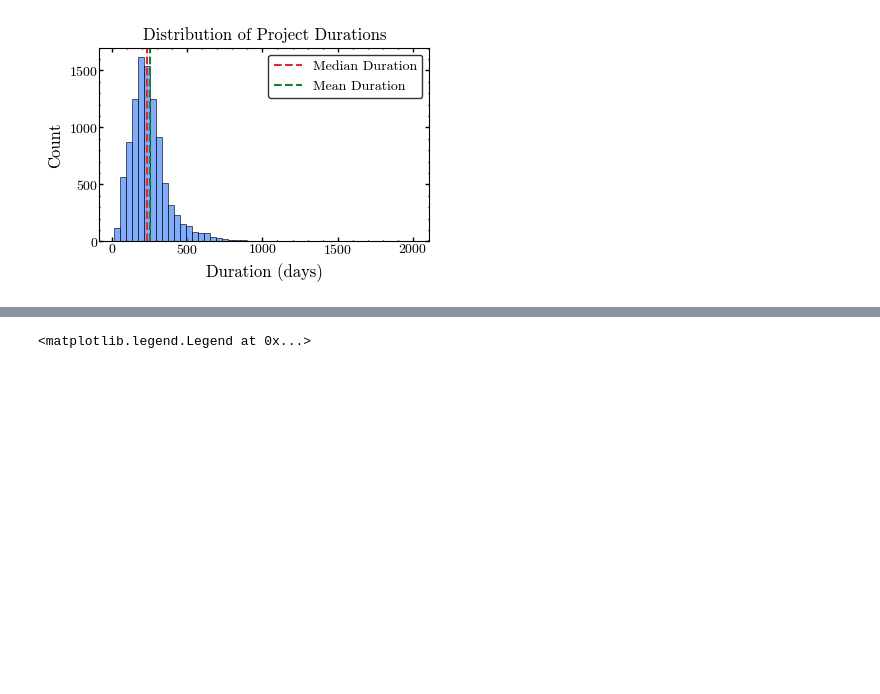
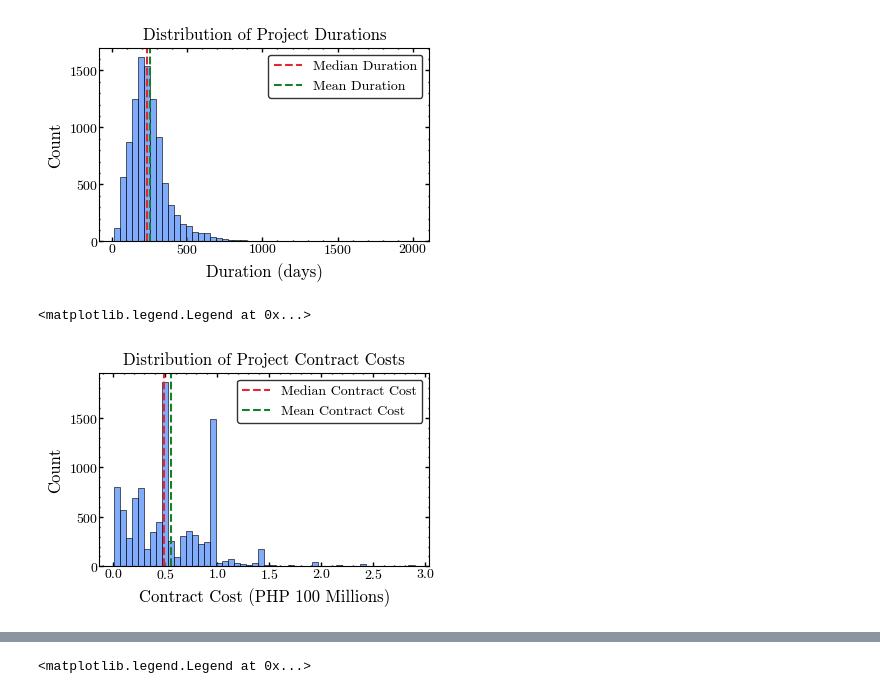
Before and after one commit to iragca/DS413-final-project, a Jupyter notebook: notebooks/dwph-projects-eda.ipynb, the cells around one changed output, grey strips where cells are left out. Saved outputs shown, nothing was run; the diff lists cells and outputs as text; code cells hidden in the pictures; blank space fills up the shorter version.

```diff
--- a/notebooks/dwph-projects-eda.ipynb
+++ b/notebooks/dwph-projects-eda.ipynb
@@ -104,3 +216,24 @@ ax.legend()
 # %% [output]
 <matplotlib.legend.Legend at 0x...>
 [figure]
+# %%
+contract_cost_fig, contract_cost_ax = plt.subplots()
+sns.histplot(formatted_data["ContractCost"].to_list(), bins=50, ax=contract_cost_ax)
+contract_cost_ax.set_xlabel("Contract Cost (PHP 100 Millions)")
+contract_cost_ax.axvline(
+    x=formatted_data["ContractCost"].median(),
+    color=Color.RED.value,
+    linestyle="--",
+    label="Median Contract Cost"
+)
+contract_cost_ax.axvline(
+    x=formatted_data["ContractCost"].mean(),
+    color=Color.GREEN.value,
+    linestyle="--",
+    label="Mean Contract Cost"
+)
+contract_cost_ax.set_title("Distribution of Project Contract Costs")
+contract_cost_ax.legend()
+# %% [output]
+<matplotlib.legend.Legend at 0x...>
+[figure, added]
```
Also changed, not shown: parts of 27 cells of this notebook, 1 other file.
